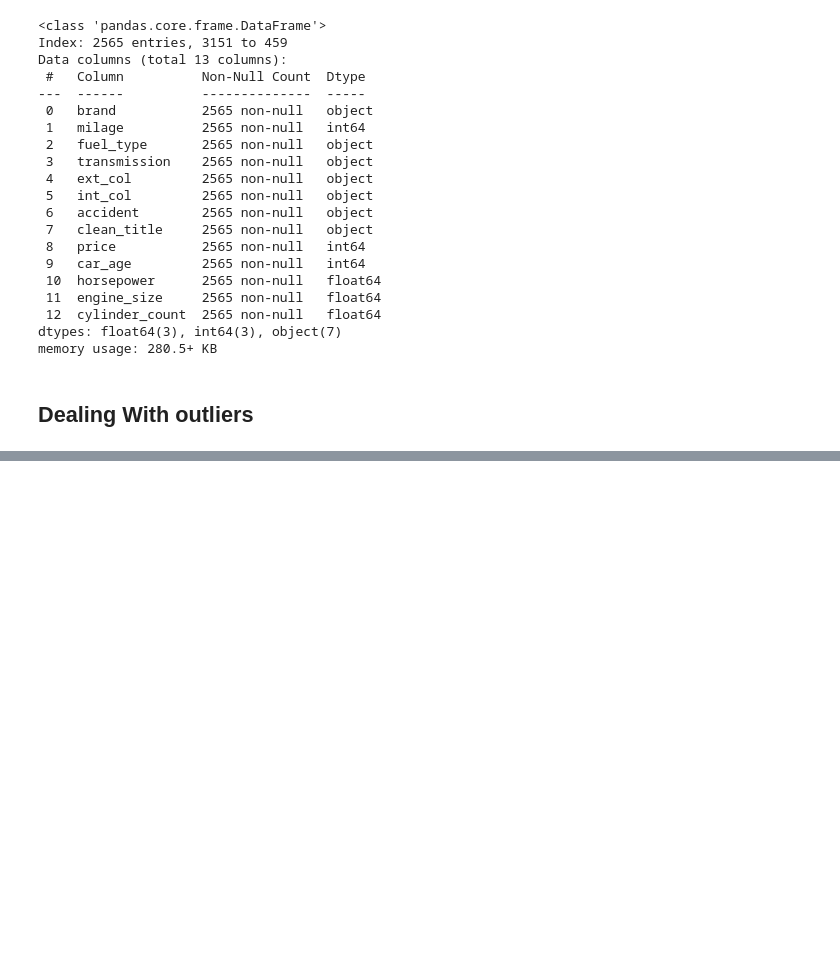
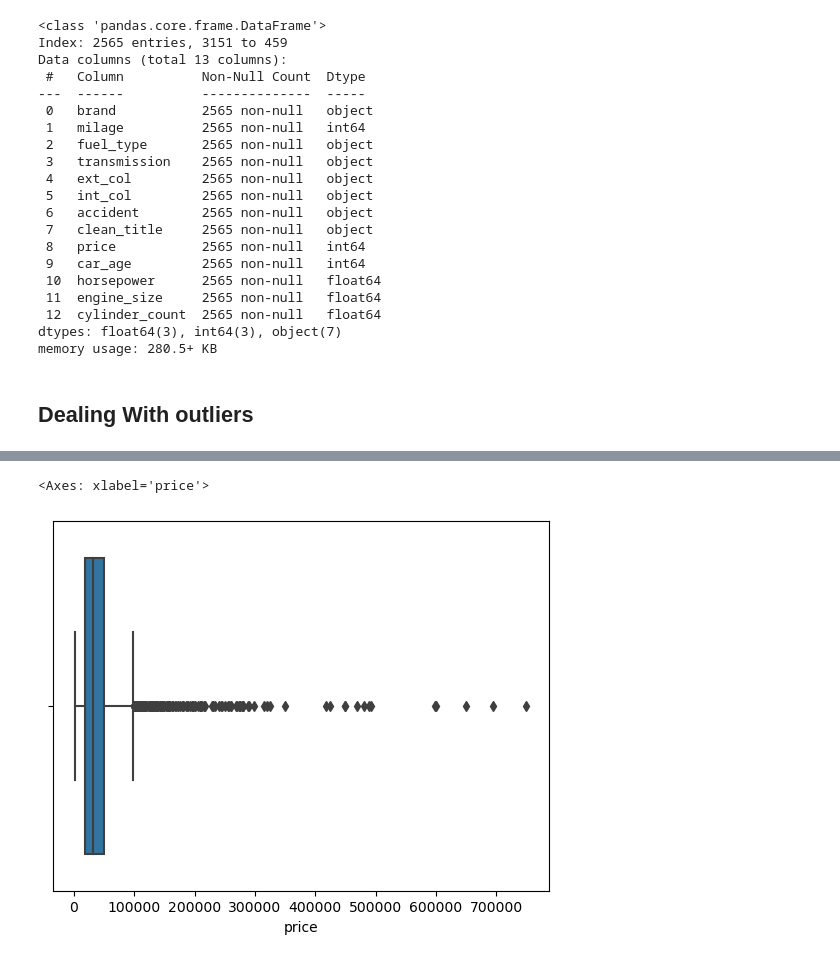
Before and after one commit to Viishwaajeet/Resale-auto-valuation-engine, a Jupyter notebook: notebooks/new_EDA.ipynb, the cells around one changed output, grey strips where cells are left out. Drawn from its saved outputs; the diff is of its cells as text; code cells hidden in the pictures; blank space fills up the shorter version.

```diff
--- a/notebooks/new_EDA.ipynb
+++ b/notebooks/new_EDA.ipynb
@@ -130,0 +158,5 @@ memory usage: 280.5+ KB
+# %%
+sns.boxplot(x='price',data=train_df)
+# %% [output]
+<Axes: xlabel='price'>
+[figure, added]
```
Also changed, not shown: parts of 9 cells of this notebook.
